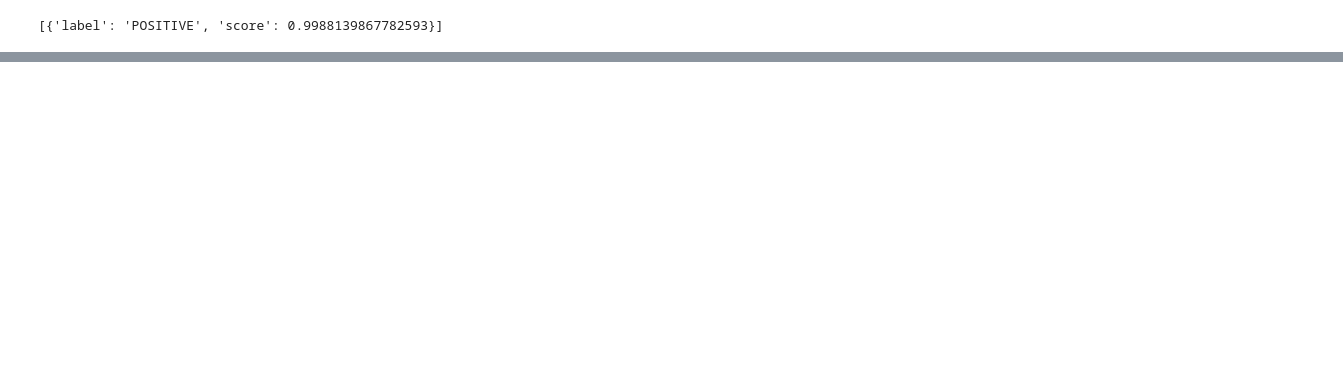
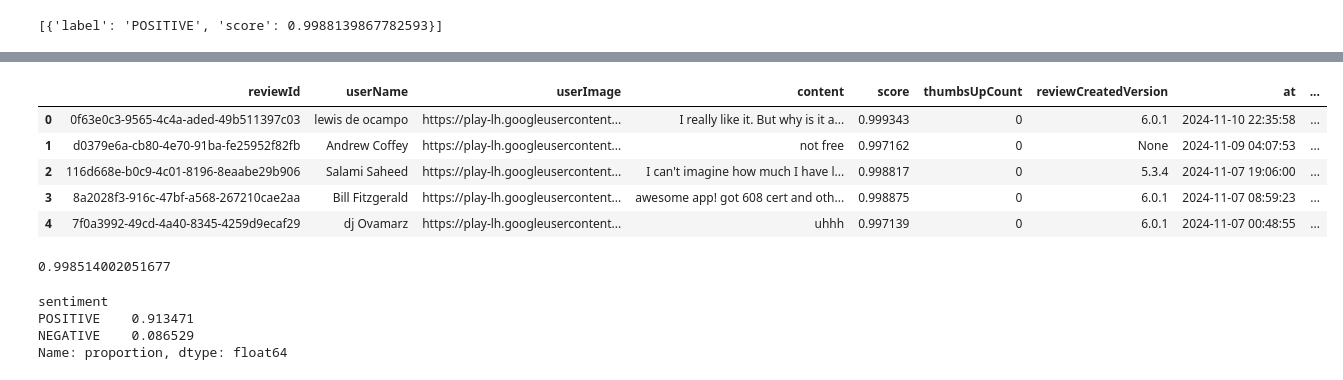
Before and after one commit to Ankush-Paul-02/Google-Play-Reviews-Sentimental-Analysis, a Jupyter notebook: Google_Play_Reviews_Sentimental.ipynb, the cells around one changed output, grey strips where cells are left out. Cells and saved outputs as stored; diff of their text form; code cells hidden in the pictures; blank space fills up the shorter version.

```diff
--- a/Google_Play_Reviews_Sentimental.ipynb
+++ b/Google_Play_Reviews_Sentimental.ipynb
@@ -95,0 +110,27 @@ print(sentiment_analysis("I love SkillCat!"))
+# %%
+dataframe['sentiment'] = dataframe['result'].apply(
+    lambda x: x[0]['label']
+)
+dataframe['score'] = dataframe['result'].apply(
+    lambda x: x[0]['score']
+)
+# %%
+dataframe.head()
+# %% [output]
+|  | reviewId | userName | userImage | content | score | thumbsUpCount | reviewCreatedVersion | at | ... |
+| 0 | 0f63e0c3-9565-4c4a-aded-49b511397c03 | lewis de ocampo | https://play-lh.googleusercontent... | I really like it. But why is it a... | 0.999343 | 0 | 6.0.1 | 2024-11-10 22:35:58 | ... |
+| 1 | d0379e6a-cb80-4e70-91ba-fe25952f82fb | Andrew Coffey | https://play-lh.googleusercontent... | not free | 0.997162 | 0 | None | 2024-11-09 04:07:53 | ... |
+| 2 | 116d668e-b0c9-4c01-8196-8eaabe29b906 | Salami Saheed | https://play-lh.googleusercontent... | I can't imagine how much I have l... | 0.998817 | 0 | 5.3.4 | 2024-11-07 19:06:00 | ... |
+| 3 | 8a2028f3-916c-47bf-a568-267210cae2aa | Bill Fitzgerald | https://play-lh.googleusercontent... | awesome app! got 608 cert and oth... | 0.998875 | 0 | 6.0.1 | 2024-11-07 08:59:23 | ... |
+| 4 | 7f0a3992-49cd-4a40-8345-4259d9ecaf29 | dj Ovamarz | https://play-lh.googleusercontent... | uhhh | 0.997139 | 0 | 6.0.1 | 2024-11-07 00:48:55 | ... |
+# %%
+dataframe['score'].mean()
+# %% [output]
+0.998514002051677
+# %%
+dataframe['sentiment'].value_counts(normalize=True)
+# %% [output]
+sentiment
+POSITIVE    0.913471
+NEGATIVE    0.086529
+Name: proportion, dtype: float64
```
Also changed, not shown: parts of 16 cells of this notebook, 1 other file.
